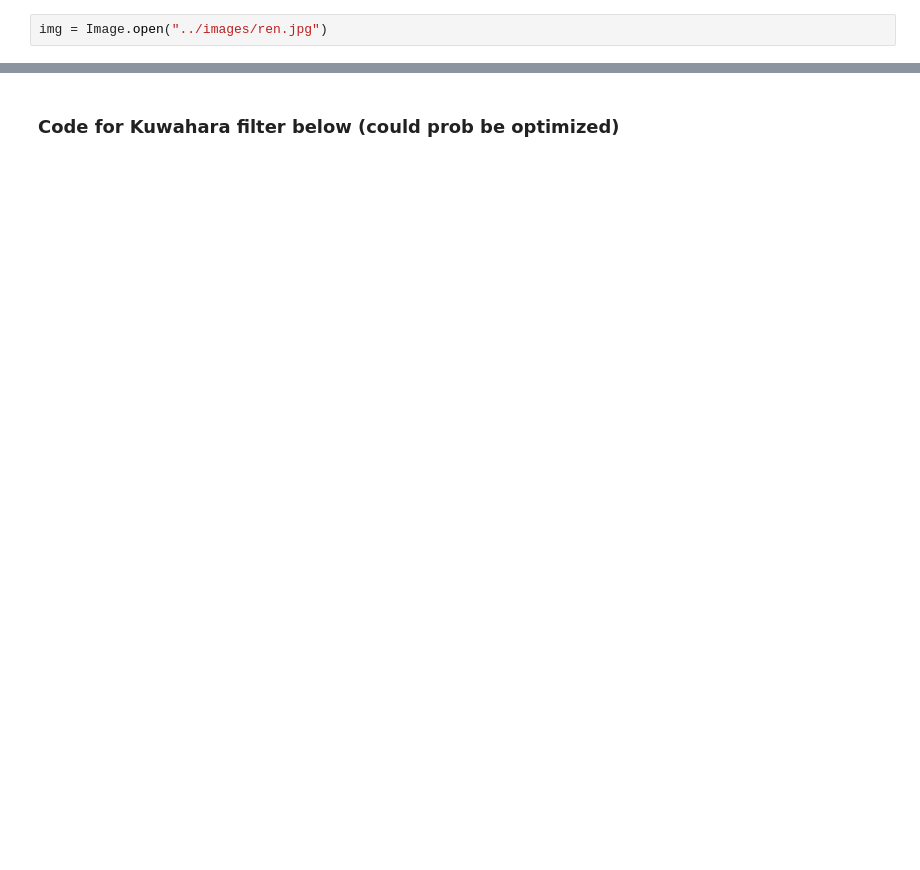
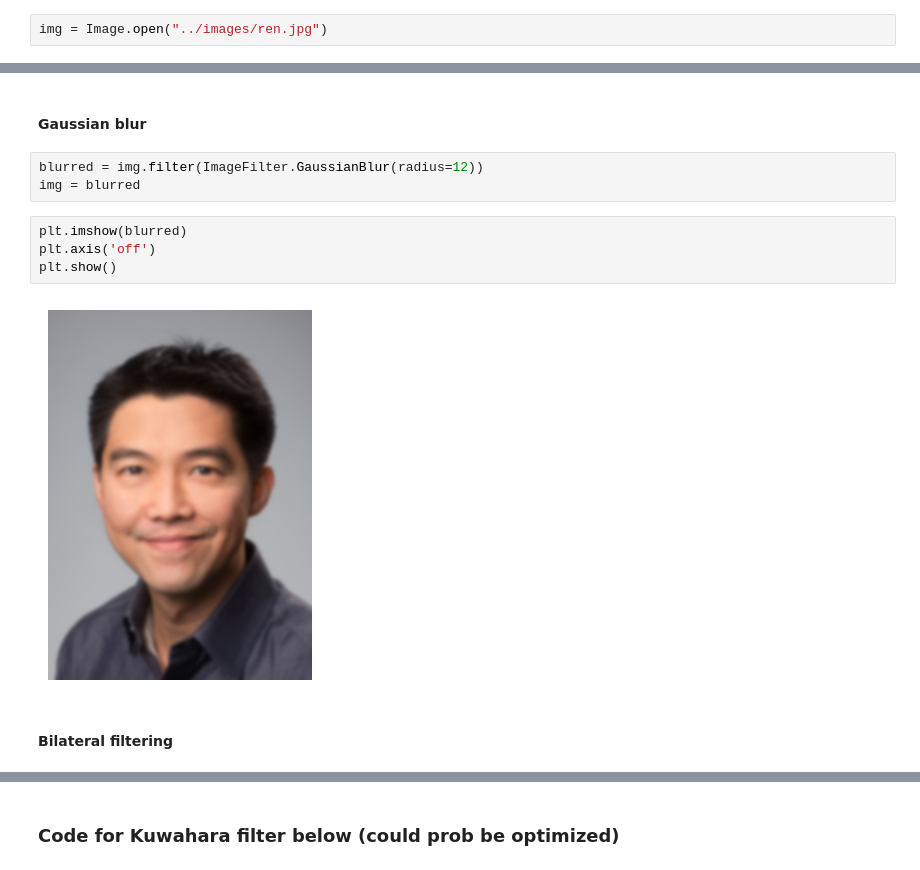
Before and after one commit to vivan-sinha/184-Final-Project, a Jupyter notebook: kuwahara/kuwahara.ipynb, the cells around one changed output, grey strips where cells are left out. Saved outputs shown, nothing was run; the diff lists cells and outputs as text; blank space fills up the shorter version.

```diff
--- a/kuwahara/kuwahara.ipynb
+++ b/kuwahara/kuwahara.ipynb
@@ -7,0 +16,13 @@ img = Image.open("../images/ren.jpg")
+# %% [markdown]
+#### Gaussian blur
+# %%
+blurred = img.filter(ImageFilter.GaussianBlur(radius=12))
+img = blurred
+# %%
+plt.imshow(blurred)
+plt.axis('off')
+plt.show()
+# %% [output]
+[figure, added]
+# %% [markdown]
+#### Bilateral filtering
```
Also changed, not shown: parts of 10 cells of this notebook, 3 other files.
